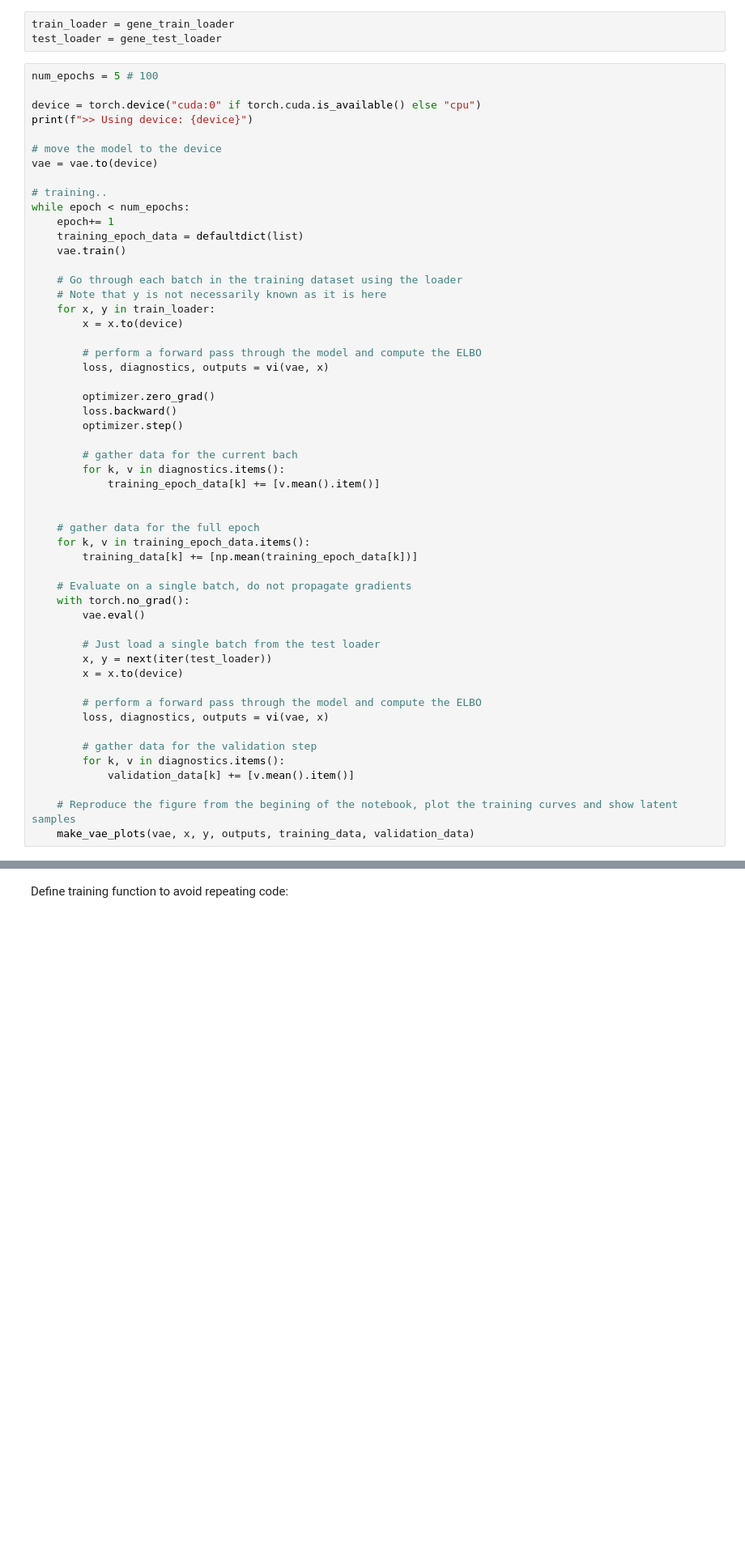
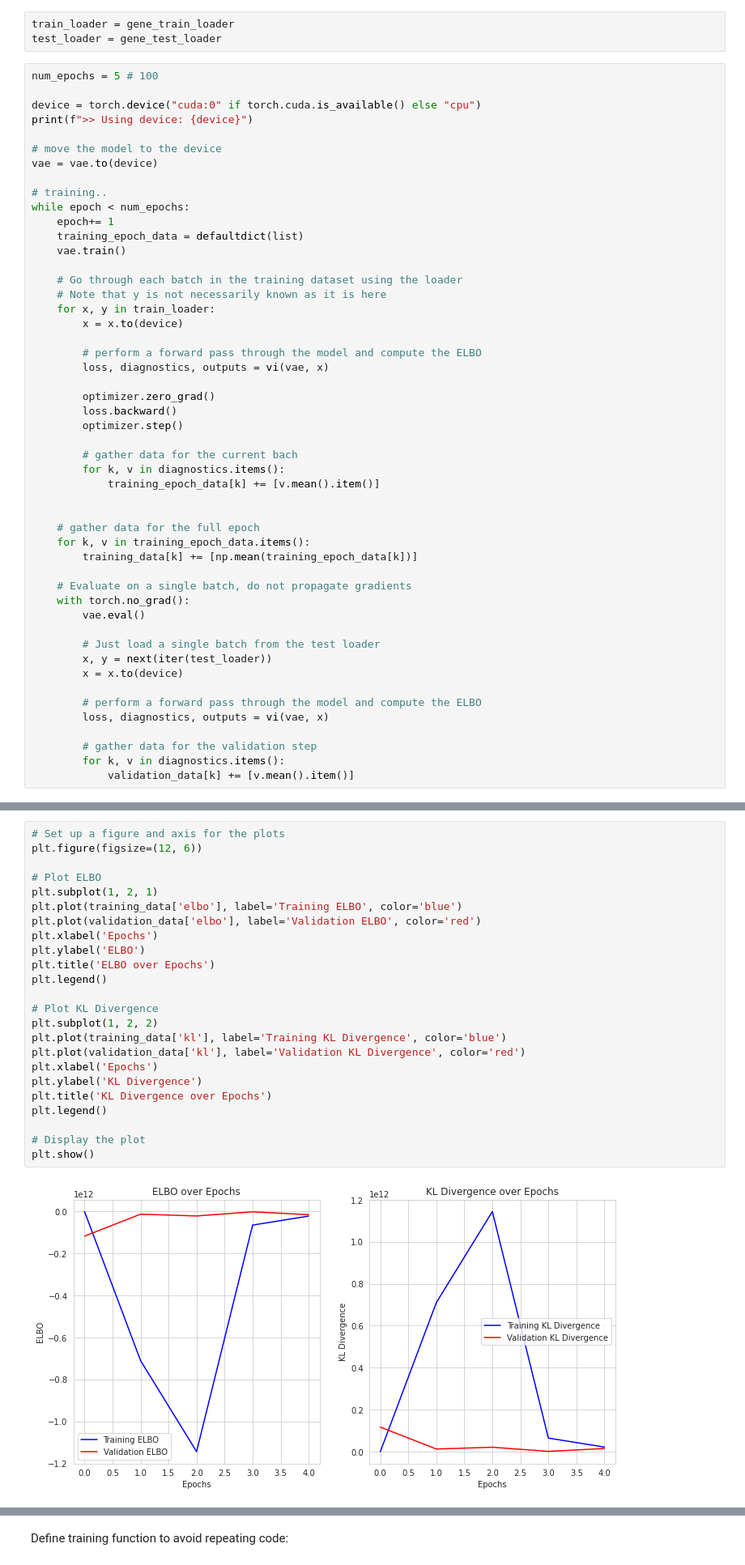
Before and after one commit to notaiax/Prediction-of-protein-isoforms-using-semi-supervised-learning, a Jupyter notebook: VAE/aiax VAE.ipynb, the cells around one changed output, grey strips where cells are left out. Shown at 81% size. Saved outputs shown, nothing was run; the diff lists cells and outputs as text; blank space fills up the shorter version.

Commit message:
Adapt model training and evaluation

```diff
--- a/VAE/aiax VAE.ipynb
+++ b/VAE/aiax VAE.ipynb
@@ -530,8 +530,5 @@ while epoch < num_epochs:
         # gather data for the validation step
         for k, v in diagnostics.items():
             validation_data[k] += [v.mean().item()]
-
-    # Reproduce the figure from the begining of the notebook, plot the training curves and show latent samples
-    make_vae_plots(vae, x, y, outputs, training_data, validation_data)
 # %% [output]
 >> Using device: cpu
@@ -538,0 +537,26 @@ NameError: name 'train_loader' is not defined
+# %%
+# Set up a figure and axis for the plots
+plt.figure(figsize=(12, 6))
+
+# Plot ELBO
+plt.subplot(1, 2, 1)
+plt.plot(training_data['elbo'], label='Training ELBO', color='blue')
+plt.plot(validation_data['elbo'], label='Validation ELBO', color='red')
+plt.xlabel('Epochs')
+plt.ylabel('ELBO')
+plt.title('ELBO over Epochs')
+plt.legend()
+
+# Plot KL Divergence
+plt.subplot(1, 2, 2)
+plt.plot(training_data['kl'], label='Training KL Divergence', color='blue')
+plt.plot(validation_data['kl'], label='Validation KL Divergence', color='red')
+plt.xlabel('Epochs')
+plt.ylabel('KL Divergence')
+plt.title('KL Divergence over Epochs')
+plt.legend()
+
+# Display the plot
+plt.show()
+# %% [output]
+[figure, added]
```
Also changed, not shown: parts of 7 cells of this notebook.
